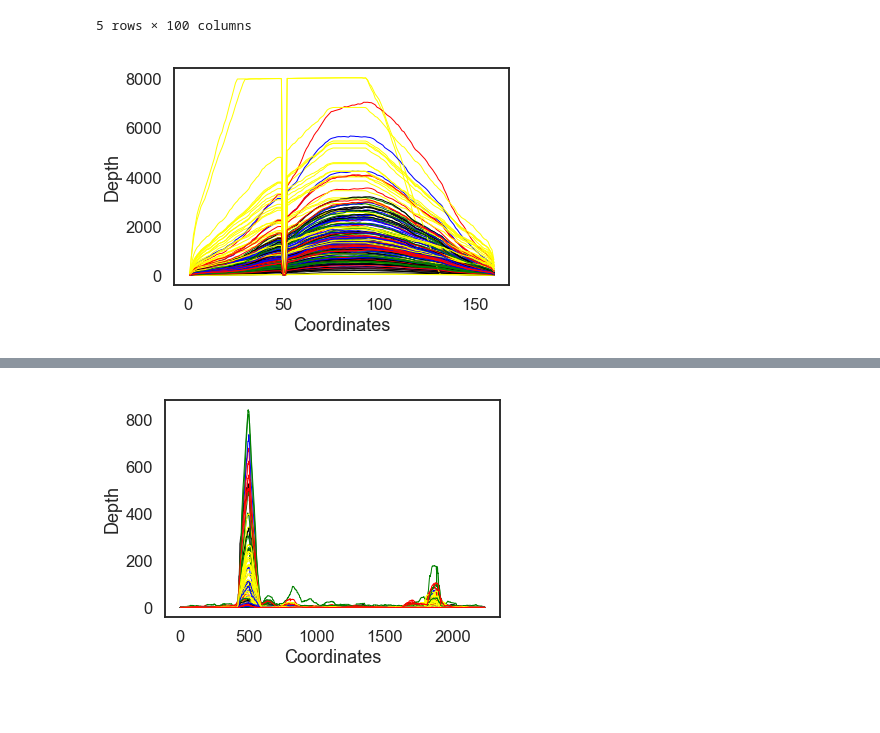
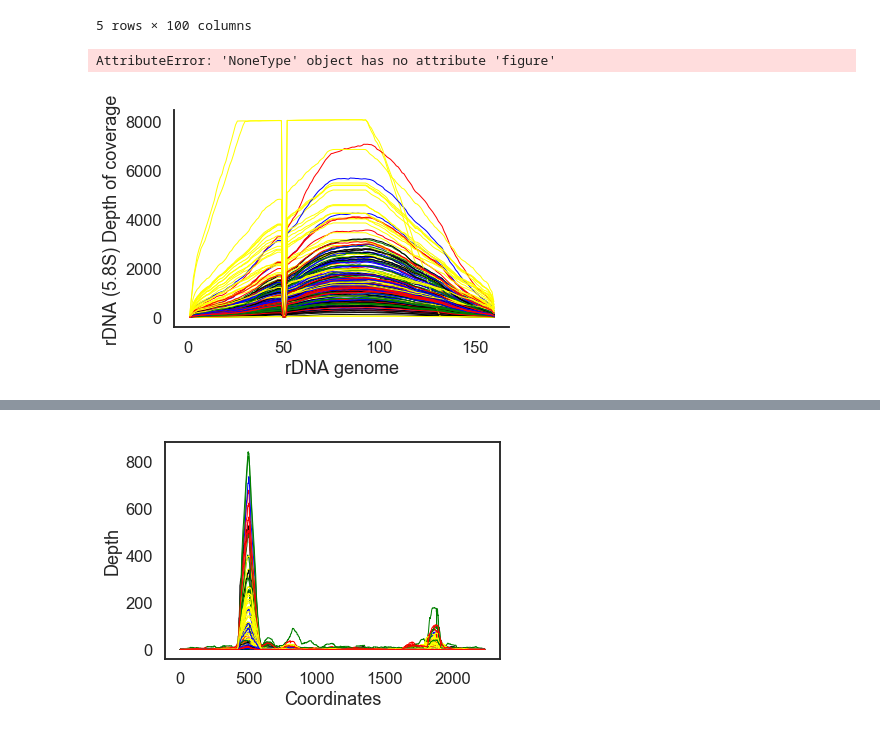
Before and after one commit to smangul1/seeing.beyond.target.results, a Jupyter notebook: raw.results/analysis.rDNA.MT.ipynb, the cells around one changed output, grey strips where cells are left out. Cells and saved outputs as stored; diff of their text form; code cells hidden in the pictures; blank space fills up the shorter version.

```diff
--- a/raw.results/analysis.rDNA.MT.ipynb
+++ b/raw.results/analysis.rDNA.MT.ipynb
@@ -270,37 +270,39 @@ import matplotlib.pyplot as plt
 import seaborn as sns
 from scipy import stats
 import sys
 
 g=sns.set_style("white")
 g=sns.set_context("talk")
 g=sns.despine()
 
 
 dfList = set(data_58S_cov['ID'].tolist())
 
 
 for x in dfList:
     data_local=data_58S_cov[data_58S_cov['ID'] == x]
     #df = create_df_with(x)
     #plt.figure() #this creates a new figure on which your plot will appear
     d=data_local['disease'].tolist()[0]
     if d=='BRCA':
         g=sns.lineplot(x="pos",y="cov",legend=False,data=data_local,color='yellow',linewidth=1)
     elif d=='LUSC':
         g=sns.lineplot(x="pos",y="cov",legend=False,data=data_local,color='green',linewidth=1)
     elif d=='SKCM':
         g=sns.lineplot(x="pos",y="cov",legend=False,data=data_local,color='red',linewidth=1)
     elif d=='PRAD':
         g=sns.lineplot(x="pos",y="cov",legend=False,data=data_local,color='blue',linewidth=1)
     elif d=='LUAD':
         g=sns.lineplot(x="pos",y="cov",legend=False,data=data_local,color='black',linewidth=1)
 
 
-g.set_ylabel('Depth')
-g.set_xlabel('Coordinates')
-g.figure.savefig("5.8S.coverage.pdf", bbox_inches='tight')
+g.set_ylabel('Depth of coverage')
+g.set_xlabel('5.8S rDNA genome')
+g=sns.despine()
+g.figure.savefig("5.8S.coverage.png", bbox_inches='tight')
 # %% [output]
+AttributeError: 'NoneType' object has no attribute 'figure'
-[figure, old version]
+[figure, new version]
 # %%
 import matplotlib.pyplot as plt
 import seaborn as sns
```
Also changed, not shown: parts of 18 cells of this notebook, 21 other files.
